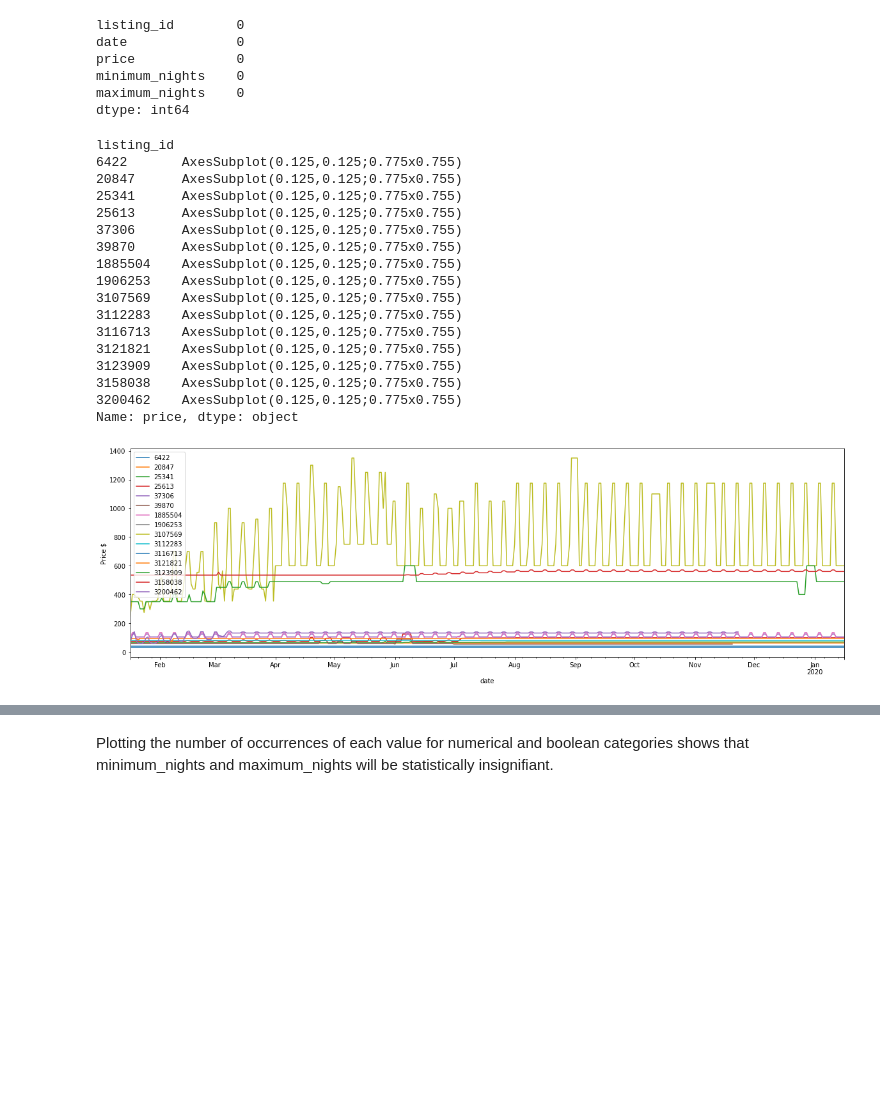
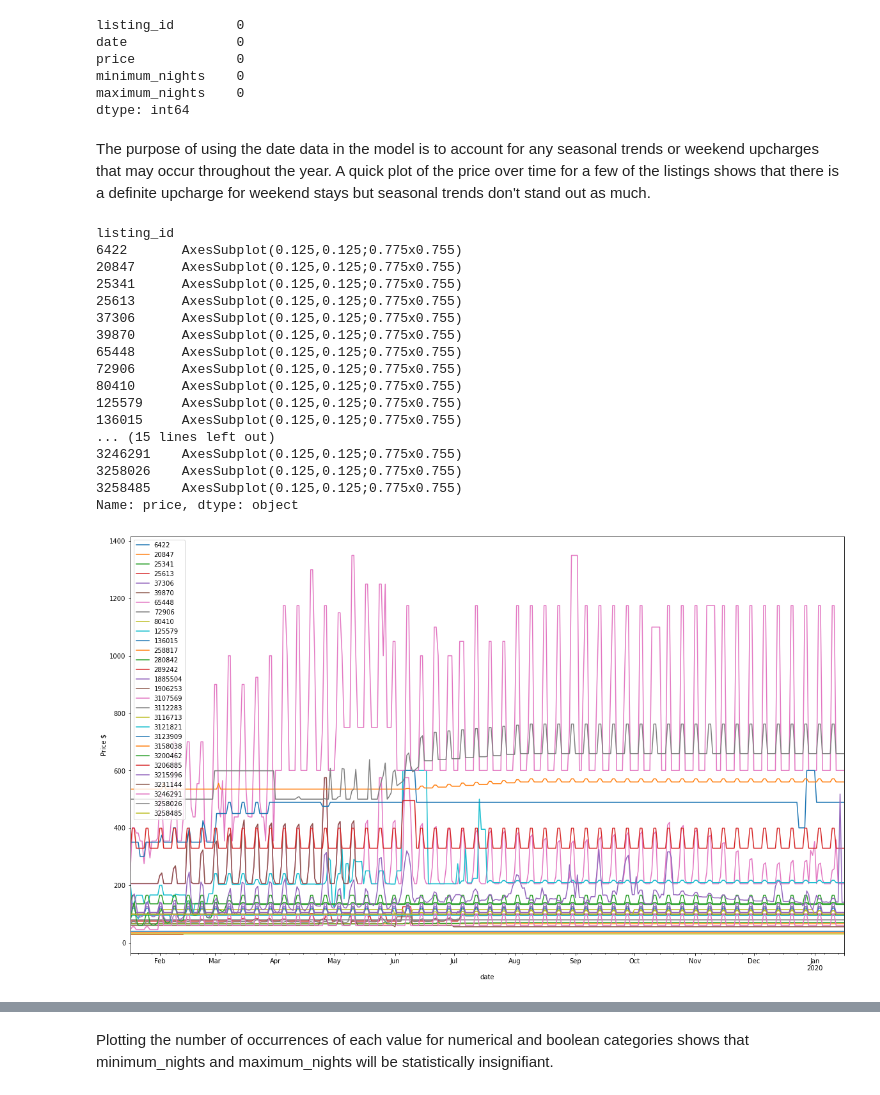
Before and after one commit to whitneylosinski/Eat.Sleep.Data, a Jupyter notebook: Notebooks/Airbnb_Analysis.ipynb, the cells around one changed output, grey strips where cells are left out. Saved outputs shown, nothing was run; the diff lists cells and outputs as text; code cells hidden in the pictures; blank space fills up the shorter version.

```diff
--- a/Notebooks/Airbnb_Analysis.ipynb
+++ b/Notebooks/Airbnb_Analysis.ipynb
@@ -402,30 +400,31 @@ price             0
 minimum_nights    0
 maximum_nights    0
 dtype: int64
+# %% [markdown]
+The purpose of using the date data in the model is to account for any seasonal trends or weekend upcharges that may occur throughout the year.  A quick plot of the price over time for a few of the listings shows that there is a definite upcharge for weekend stays but seasonal trends don't stand out as much.
 # %%
-# Plotting the distribution of numerical and boolean categories
-#plot data
-cal_data_new = cal_data.head(5000)
-plt.figure(figsize=(20,6))
+# Plotting price over time for a few of the listings to see if there are any trends.
+cal_data_new = cal_data.head(10000)
+plt.figure(figsize=(20,12))
 plt.ylabel('Price $')
 cal_data_new.set_index('date', inplace=True)
 cal_data_new.groupby('listing_id')['price'].plot(legend=True)
 # %% [output]
 listing_id
 6422       AxesSubplot(0.125,0.125;0.775x0.755)
 20847      AxesSubplot(0.125,0.125;0.775x0.755)
 25341      AxesSubplot(0.125,0.125;0.775x0.755)
 25613      AxesSubplot(0.125,0.125;0.775x0.755)
 37306      AxesSubplot(0.125,0.125;0.775x0.755)
 39870      AxesSubplot(0.125,0.125;0.775x0.755)
-1885504    AxesSubplot(0.125,0.125;0.775x0.755)
-1906253    AxesSubplot(0.125,0.125;0.775x0.755)
-3107569    AxesSubplot(0.125,0.125;0.775x0.755)
-3112283    AxesSubplot(0.125,0.125;0.775x0.755)
-3116713    AxesSubplot(0.125,0.125;0.775x0.755)
-3121821    AxesSubplot(0.125,0.125;0.775x0.755)
-3123909    AxesSubplot(0.125,0.125;0.775x0.755)
-3158038    AxesSubplot(0.125,0.125;0.775x0.755)
-3200462    AxesSubplot(0.125,0.125;0.775x0.755)
+65448      AxesSubplot(0.125,0.125;0.775x0.755)
+72906      AxesSubplot(0.125,0.125;0.775x0.755)
+80410      AxesSubplot(0.125,0.125;0.775x0.755)
+125579     AxesSubplot(0.125,0.125;0.775x0.755)
+136015     AxesSubplot(0.125,0.125;0.775x0.755)
+... (15 lines left out)
+3246291    AxesSubplot(0.125,0.125;0.775x0.755)
+3258026    AxesSubplot(0.125,0.125;0.775x0.755)
+3258485    AxesSubplot(0.125,0.125;0.775x0.755)
 Name: price, dtype: object
-[figure, old version]
+[figure, new version]
```
Also changed, not shown: parts of 6 cells of this notebook.
